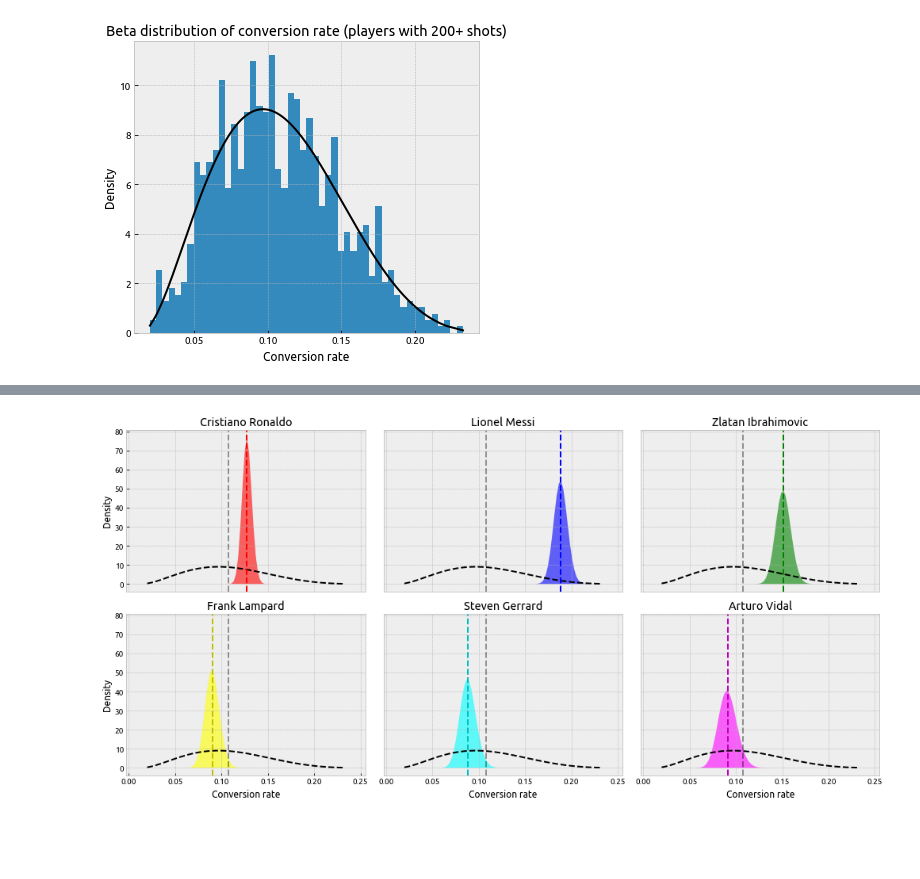
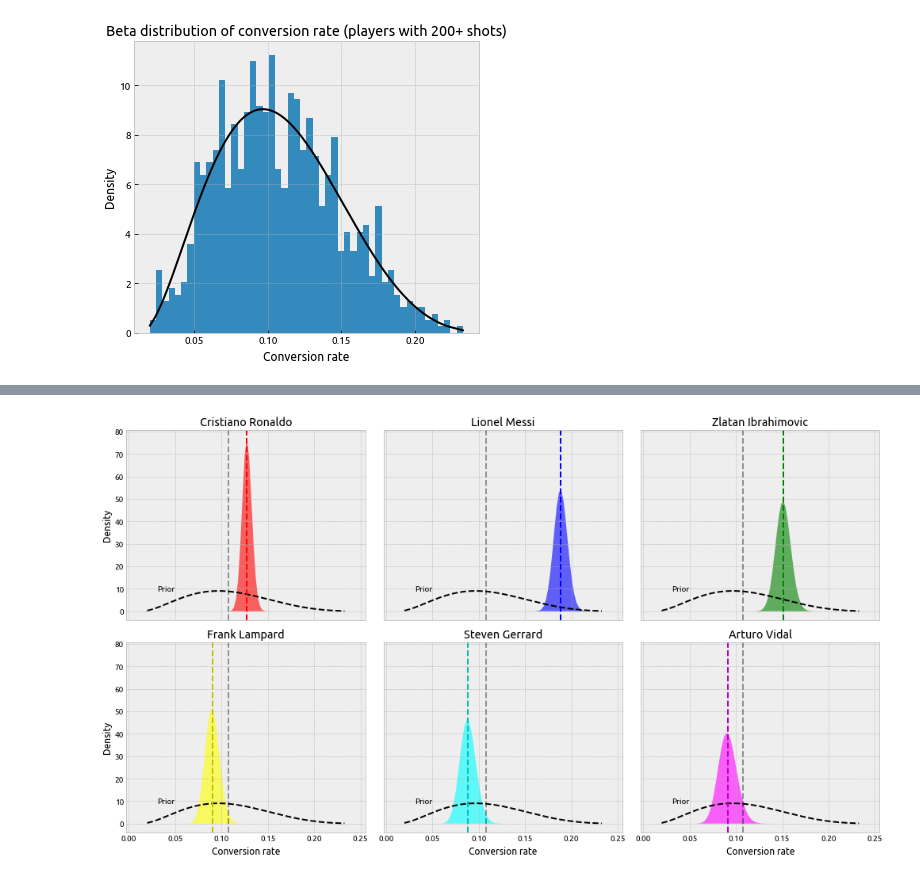
Before and after one commit to karangadiya/best-finishers-in-football, a Jupyter notebook: best-finishers-in-football.ipynb, the cells around one changed output, grey strips where cells are left out. Drawn from its saved outputs; the diff is of its cells as text; code cells hidden in the pictures; blank space fills up the shorter version.

```diff
--- a/best-finishers-in-football.ipynb
+++ b/best-finishers-in-football.ipynb
@@ -170,11 +183,12 @@ fig.tight_layout()
 # %%
-fig, ax = plt.subplots(nrows = 2, ncols = 3, figsize = (14, 7))
+fig, ax = plt.subplots(nrows = 2, ncols = 3, figsize = (14, 8))
 ax1, ax2, ax3, ax4, ax5, ax6 = ax.flatten()
 
 ax1.set_title('Cristiano Ronaldo')
 ax1.set_ylabel('Density')
 prior = stats.beta.fit(cv_above200)
 ax1.plot(cv_above200, stats.beta.pdf(cv_above200, prior[0], prior[1], prior[2], prior[3]), 'k--', label = 'beta')
+ax1.text(0.05, 10, 'Prior', color = 'k', verticalalignment = 'center', horizontalalignment = 'right')
 x_dummies = np.linspace(ax1.get_xlim()[0], ax1.get_xlim()[1], 100)
 ronaldo_a = data['Posterior a'][data['Player'] == 'Cristiano Ronaldo'].values[0]
 ronaldo_b = data['Posterior b'][data['Player'] == 'Cristiano Ronaldo'].values[0]
@@ -185,9 +199,11 @@ ronaldo_mean = data['Posterior Conversion Rate'][data['Player'] == 'Cristiano Ro
 ax1.axvline(x = ronaldo_mean, linestyle = '--', color = 'r')
 ax1.xaxis.set_ticklabels([])
 ax1.xaxis.set_ticks_position('none')
+ax1.yaxis.set_ticks_position('none')
 
 ax2.set_title('Lionel Messi')
 ax2.plot(cv_above200, stats.beta.pdf(cv_above200, prior[0], prior[1], prior[2], prior[3]), 'k--', label = 'beta')
+ax2.text(0.05, 10, 'Prior', color = 'k', verticalalignment = 'center', horizontalalignment = 'right')
 x_dummies = np.linspace(ax2.get_xlim()[0], ax2.get_xlim()[1], 100)
 messi_a = data['Posterior a'][data['Player'] == 'Lionel Messi'].values[0]
 messi_b = data['Posterior b'][data['Player'] == 'Lionel Messi'].values[0]
@@ -204,6 +220,7 @@ ax2.yaxis.set_ticks_position('none')
 
 ax3.set_title('Zlatan Ibrahimovic')
 ax3.plot(cv_above200, stats.beta.pdf(cv_above200, prior[0], prior[1], prior[2], prior[3]), 'k--', label = 'beta')
+ax3.text(0.05, 10, 'Prior', color = 'k', verticalalignment = 'center', horizontalalignment = 'right')
 x_dummies = np.linspace(ax3.get_xlim()[0], ax3.get_xlim()[1], 100)
 ibra_a = data['Posterior a'][data['Player'] == 'Zlatan Ibrahimovic'].values[0]
 ibra_b = data['Posterior b'][data['Player'] == 'Zlatan Ibrahimovic'].values[0]
@@ -222,6 +239,7 @@ ax4.set_title('Frank Lampard')
 ax4.set_xlabel('Conversion rate')
 ax4.set_ylabel('Density')
 ax4.plot(cv_above200, stats.beta.pdf(cv_above200, prior[0], prior[1], prior[2], prior[3]), 'k--', label = 'beta')
+ax4.text(0.05, 10, 'Prior', color = 'k', verticalalignment = 'center', horizontalalignment = 'right')
 x_dummies = np.linspace(ax4.get_xlim()[0], ax4.get_xlim()[1], 100)
 lamp_a = data['Posterior a'][data['Player'] == 'Frank Lampard'].values[0]
 lamp_b = data['Posterior b'][data['Player'] == 'Frank Lampard'].values[0]
@@ -232,40 +250,43 @@ lamp_mean = data['Posterior Conversion Rate'][data['Player'] == 'Frank Lampard']
 ax4.axvline(x = lamp_mean, linestyle = '--', color = 'y')
 ax4.set_ylim(ax1.get_ylim())
 ax4.yaxis.set_ticks_position('none')
+ax4.xaxis.set_ticks_position('none')
 
 ax5.set_title('Steven Gerrard')
 ax5.set_xlabel('Conversion rate')
 ax5.plot(cv_above200, stats.beta.pdf(cv_above200, prior[0], prior[1], prior[2], prior[3]), 'k--', label = 'beta')
+ax5.text(0.05, 10, 'Prior', color = 'k', verticalalignment = 'center', horizontalalignment = 'right')
 x_dummies = np.linspace(ax5.get_xlim()[0], ax5.get_xlim()[1], 100)
 sg_a = data['Posterior a'][data['Player'] == 'Steven Gerrard'].values[0]
 sg_b = data['Posterior b'][data['Player'] == 'Steven Gerrard'].values[0]
 sg_beta = stats.beta.pdf(x_dummies, sg_a, sg_b)
 ax5.fill_between(x_dummies, sg_beta, facecolor = 'cyan', alpha = 0.6)
 ax5.axvline(x = prior_m, linestyle = '--', color = 'k', alpha = 0.4)
 sg_mean = data['Posterior Conversion Rate'][data['Player'] == 'Steven Gerrard'].values[0]
 ax5.axvline(x = sg_mean, linestyle = '--', color = 'c')
 ax5.set_ylim(ax1.get_ylim())
 ax5.yaxis.set_ticklabels([])
 ax5.xaxis.set_ticks_position('none')
 ax5.yaxis.set_ticks_position('none')
 
 ax6.set_title('Arturo Vidal')
 ax6.set_xlabel('Conversion rate')
 ax6.plot(cv_above200, stats.beta.pdf(cv_above200, prior[0], prior[1], prior[2], prior[3]), 'k--', label = 'beta')
+ax6.text(0.05, 10, 'Prior', color = 'k', verticalalignment = 'center', horizontalalignment = 'right')
 x_dummies = np.linspace(ax6.get_xlim()[0], ax6.get_xlim()[1], 100)
 av_a = data['Posterior a'][data['Player'] == 'Arturo Vidal'].values[0]
 av_b = data['Posterior b'][data['Player'] == 'Arturo Vidal'].values[0]
 av_beta = stats.beta.pdf(x_dummies, av_a, av_b)
 ax6.fill_between(x_dummies, av_beta, facecolor = 'magenta', alpha = 0.6)
 ax6.axvline(x = prior_m, linestyle = '--', color = 'k', alpha = 0.4)
 av_mean = data['Posterior Conversion Rate'][data['Player'] == 'Arturo Vidal'].values[0]
 ax6.axvline(x = av_mean, linestyle = '--', color = 'm')
 ax6.set_ylim(ax1.get_ylim())
 ax6.yaxis.set_ticklabels([])
 ax6.yaxis.set_ticks_position('none')
 ax6.xaxis.set_ticks_position('none')
 ax6.yaxis.set_ticks_position('none')
 
 fig.tight_layout()
 # %% [output]
-[figure, old version]
+[figure, new version]
```
Also changed, not shown: parts of 1 cell of this notebook.
